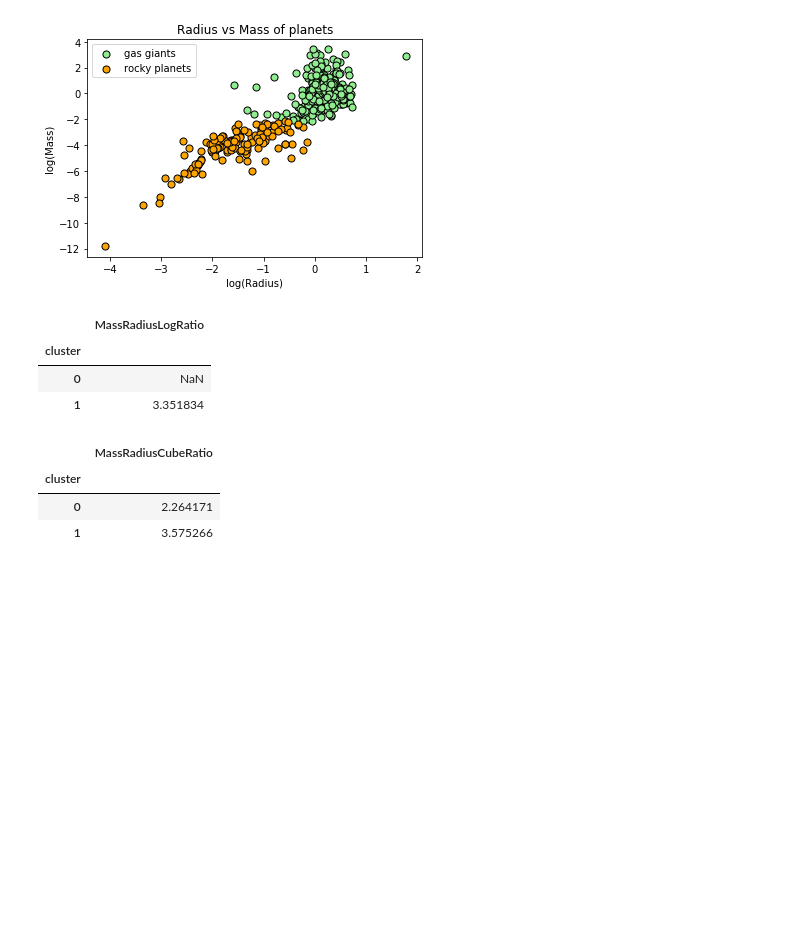
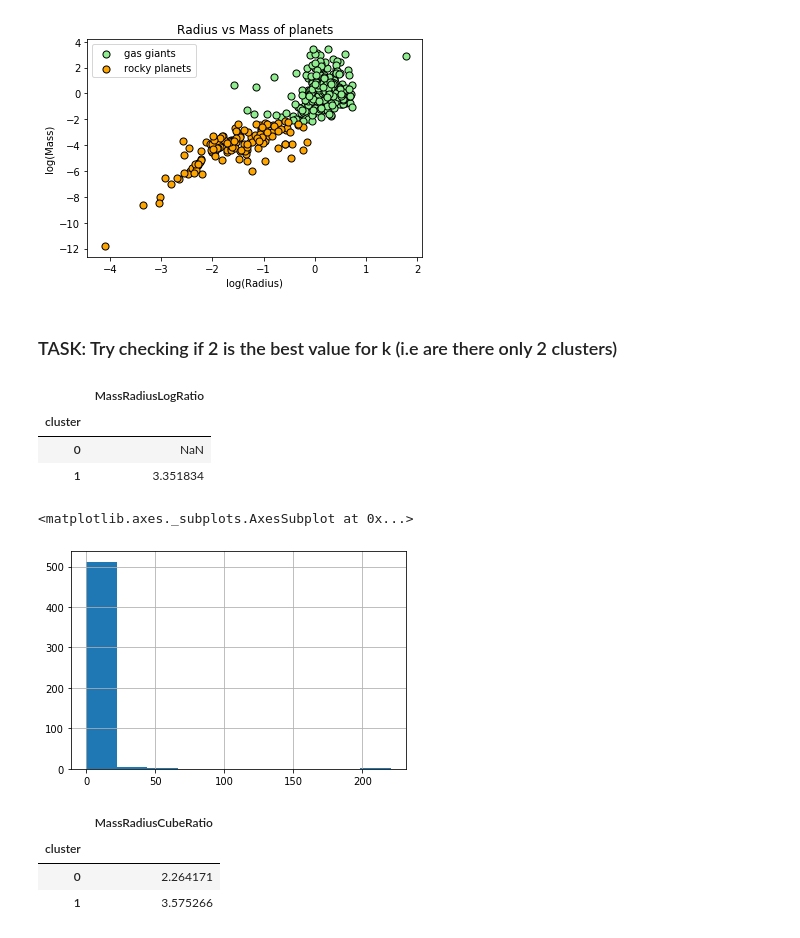
Before and after one commit to Varun221/exoplanet-analysis, a Jupyter notebook: analysis.ipynb, the cells around one changed output. Drawn from its saved outputs; the diff is of its cells as text; code cells hidden in the pictures; blank space fills up the shorter version.

```diff
--- a/analysis.ipynb
+++ b/analysis.ipynb
@@ -253,6 +258,8 @@ plt.legend(scatterpoints=1)
 plt.show()
 # %% [output]
 [figure]
+# %% [markdown]
+### TASK: Try checking if 2 is the best value for k (i.e are there only 2 clusters)
 # %%
 df["cluster"]=y_km
 # %%
@@ -266,6 +273,11 @@ df.groupby("cluster").agg({"MassRadiusLogRatio":"mean"})
 | 1 | 3.351834 |
 # %%
 df["MassRadiusCubeRatio"]=df["PlanetaryMassJpt"]/df["RadiusJpt"]**3
+# %%
+df["MassRadiusCubeRatio"].hist()
+# %% [output]
+<matplotlib.axes._subplots.AxesSubplot at 0x...>
+[figure, added]
 # %%
 df.groupby("cluster").agg({"MassRadiusCubeRatio":"mean"})
 # %% [output]
```
Also changed, not shown: parts of 37 cells of this notebook, 1 other file.
